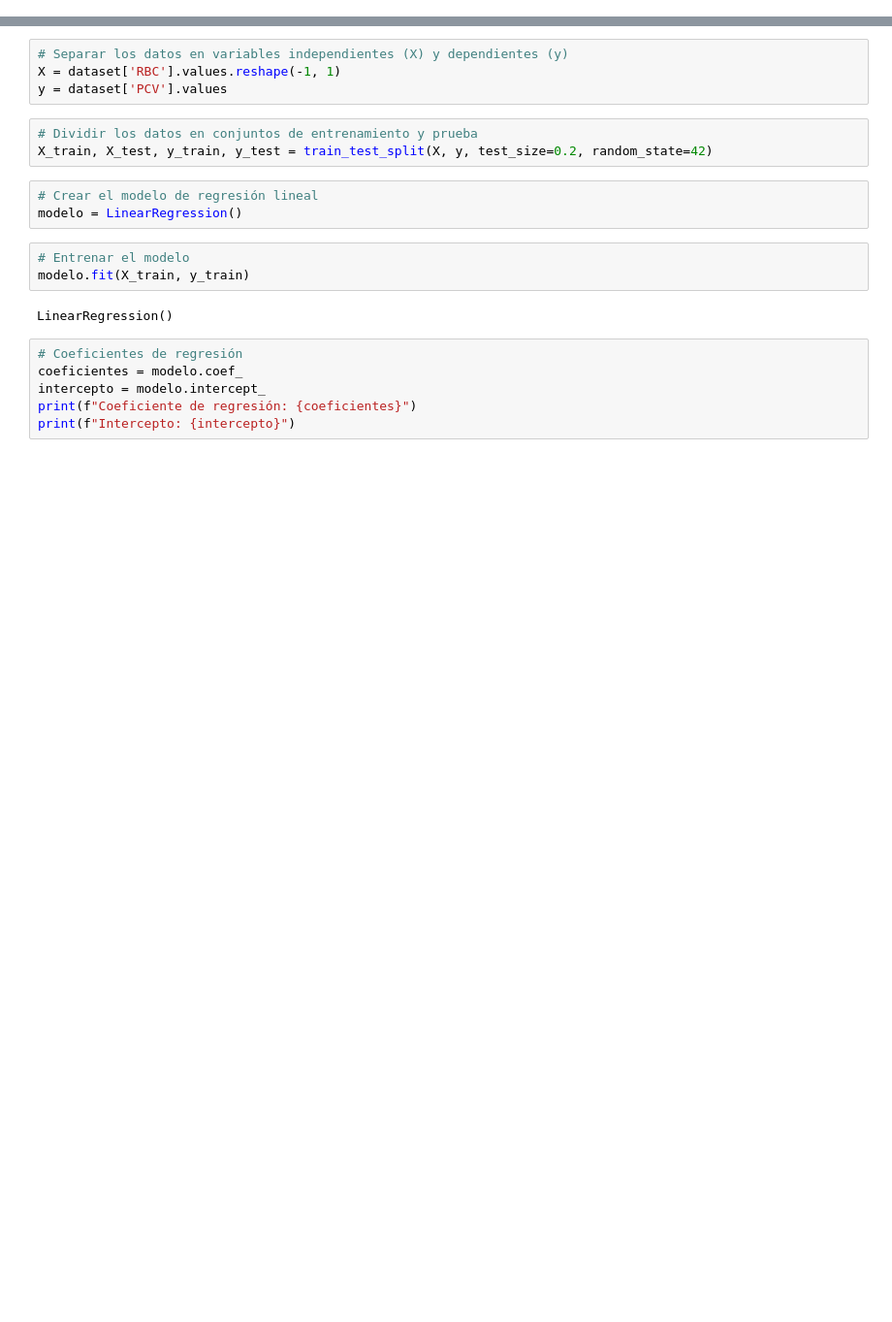
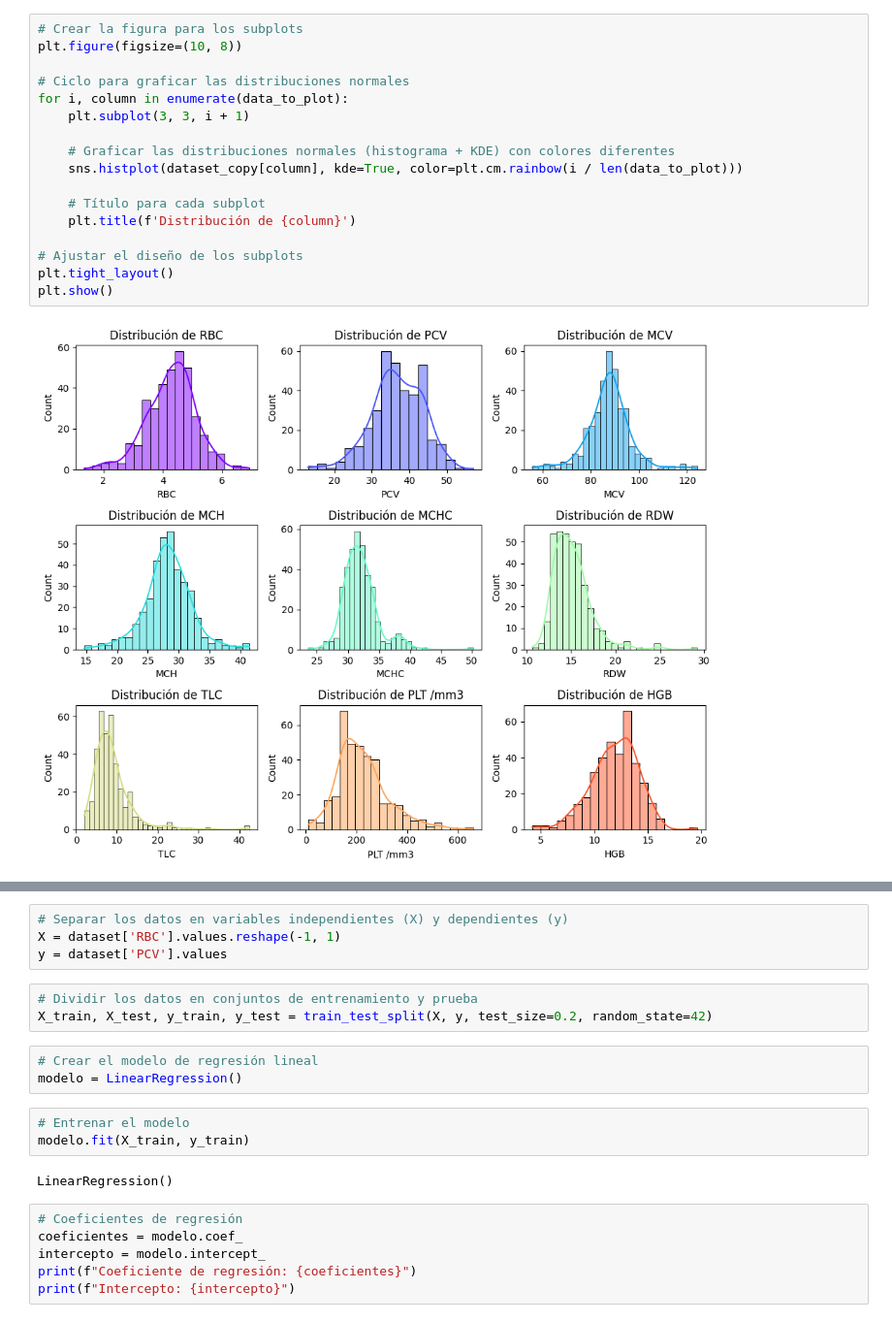
Before and after one commit to DavidSoberanis/ML-EDA-David-Perez, a Jupyter notebook: regression-lineal-BCclinical.ipynb, the cells around one changed output, grey strips where cells are left out. Shown at 97% size. Cells and saved outputs as stored; diff of their text form; blank space fills up the shorter version.

```diff
--- a/regression-lineal-BCclinical.ipynb
+++ b/regression-lineal-BCclinical.ipynb
@@ -49,0 +122,19 @@ plt.show()
+# %%
+# Crear la figura para los subplots
+plt.figure(figsize=(10, 8))
+
+# Ciclo para graficar las distribuciones normales
+for i, column in enumerate(data_to_plot):
+    plt.subplot(3, 3, i + 1)
+
+    # Graficar las distribuciones normales (histograma + KDE) con colores diferentes
+    sns.histplot(dataset_copy[column], kde=True, color=plt.cm.rainbow(i / len(data_to_plot)))
+
+    # Título para cada subplot
+    plt.title(f'Distribución de {column}')
+
+# Ajustar el diseño de los subplots
+plt.tight_layout()
+plt.show()
+# %% [output]
+[figure, added]
```
Also changed, not shown: parts of 44 cells of this notebook, 5 other files.
